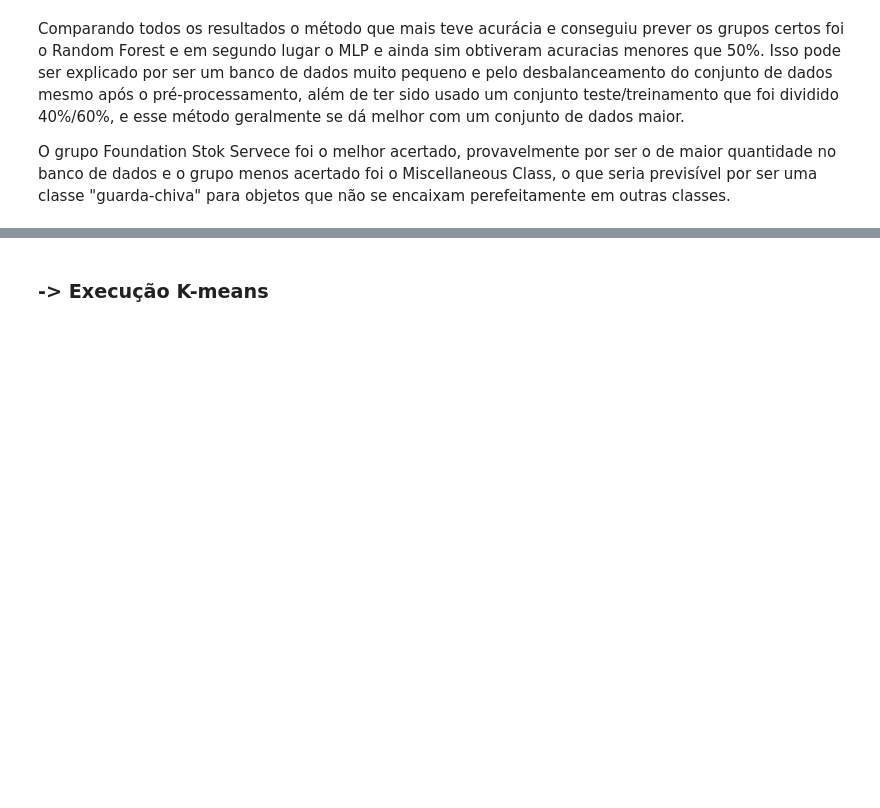
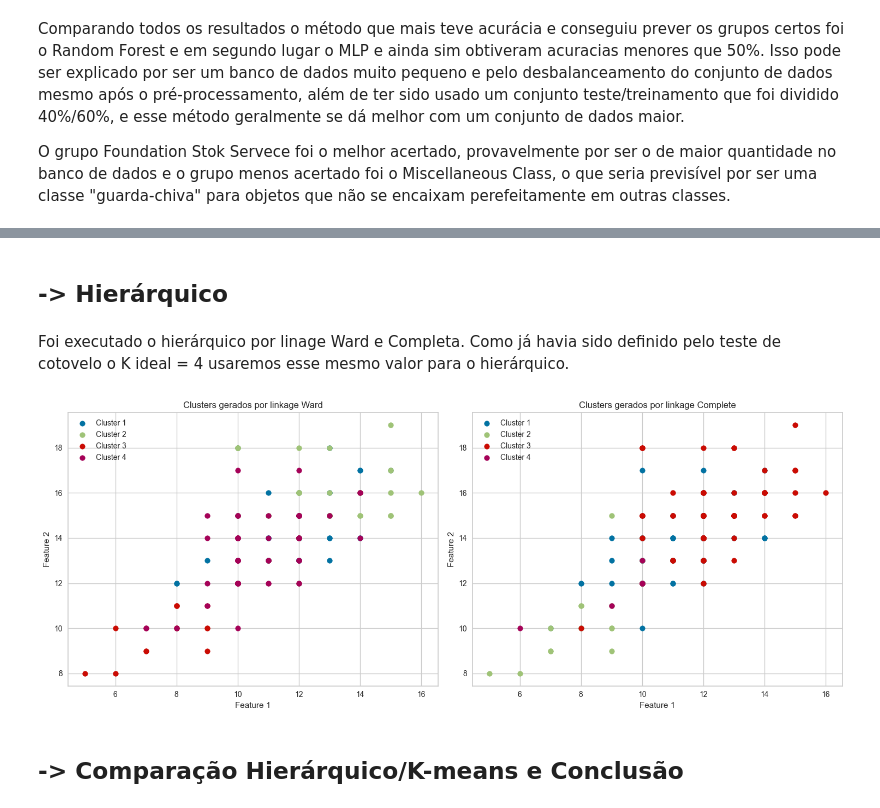
Before and after one commit to anacsantos0/Prova_IA-, a Jupyter notebook: teste.ipynb, the cells around one changed output, grey strips where cells are left out. Drawn from its saved outputs; the diff is of its cells as text; code cells hidden in the pictures; blank space fills up the shorter version.

```diff
--- a/teste.ipynb
+++ b/teste.ipynb
@@ -952,2 +1085,52 @@ Comparando todos os resultados o método que mais teve acurácia e conseguiu pre
+# %% [markdown]
+## -> Hierárquico
+# %% [markdown]
+Foi executado o hierárquico por linage Ward e Completa. Como já havia sido definido pelo teste de cotovelo o K ideal = 4 usaremos esse mesmo valor para o hierárquico.
+# %%
+from sklearn.cluster import AgglomerativeClustering
+
+# Defina o número de clusters desejado
+num_clusters = 4
+
+# Lista dos métodos de linkage a serem testados
+linkage_methods = ['ward', 'complete']
+
+# Plotar os clusters para cada método de linkage
+plt.figure(figsize=(15, 6))
+
+# Iterar sobre cada método de linkage
+for i, linkage_method in enumerate(linkage_methods):
+
+    # Inicializar o modelo de clustering hierárquico com o método de linkage atual
+    hierarchical_clustering = AgglomerativeClustering(n_clusters=num_clusters, linkage=linkage_method)
+
+    # Ajustar o modelo aos dados
+    hierarchical_clustering.fit(features)
+
+    # Obter as etiquetas dos clusters para cada amostra
+    cluster_labels_hierarchical = hierarchical_clustering.labels_
+
+    # Subplot para cada método de linkage
+    plt.subplot(1, 2, i+1)
+
+    # Iterar sobre cada cluster único encontrado
+    for j in range(num_clusters):
+        # Selecionar os pontos pertencentes ao cluster atual
+        cluster_points = features[cluster_labels_hierarchical == j]
+
+        # Plotar os pontos do cluster atual
+        plt.scatter(cluster_points[:, 0], cluster_points[:, 1], label=f'Cluster {j+1}')
+
+    # Adicionar rótulos e legendas ao gráfico
+    plt.xlabel('Feature 1')
+    plt.ylabel('Feature 2')
+    plt.title(f'Clusters gerados por linkage {linkage_method.capitalize()}')
+    plt.legend()
+
+# Exibir os subplots
+plt.tight_layout()
+plt.show()
+# %% [output]
+[figure, added]
 # %% [markdown]
-### -> Execução K-means
+## -> Comparação Hierárquico/K-means e Conclusão
```
Also changed, not shown: parts of 32 cells of this notebook, 3 other files.
